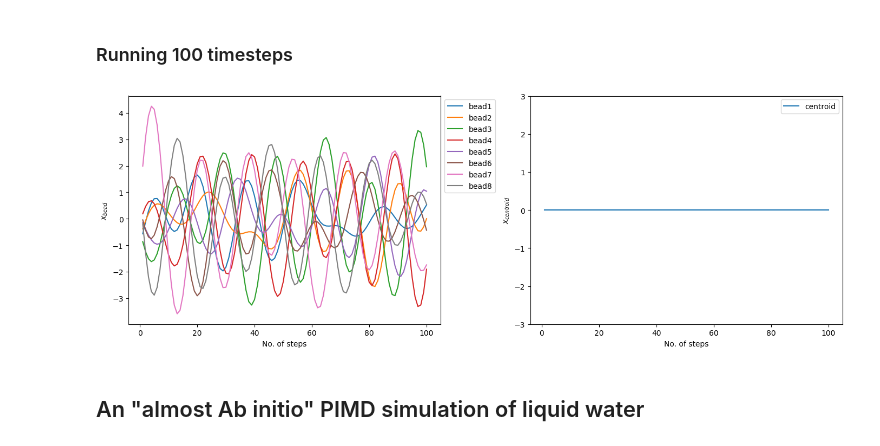
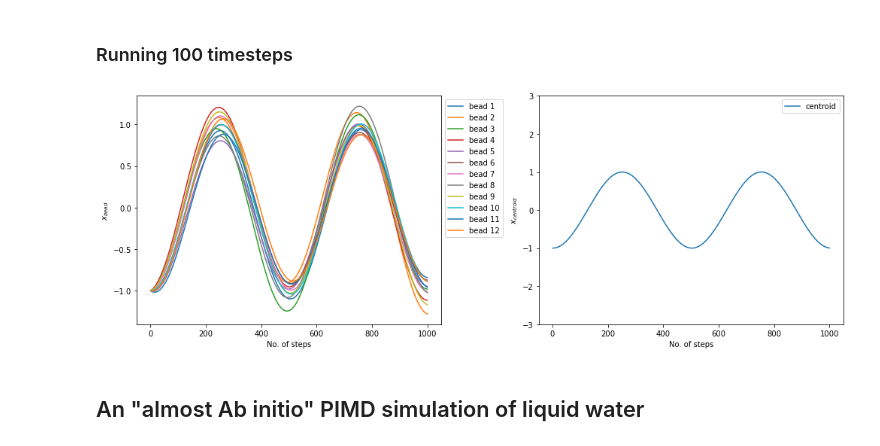
Before and after one commit to i-pi/pimd-mooc, a Jupyter notebook: 2-pimd_basics.ipynb, the cells around one changed output. Drawn from its saved outputs; the diff is of its cells as text; code cells hidden in the pictures.

```diff
--- a/2-pimd_basics.ipynb
+++ b/2-pimd_basics.ipynb
@@ -378,7 +378,7 @@ p = np.zeros(P)  # The momentum vector of the ring polymer
 q = np.zeros(P)  # The position vector of the ring polymer
 # %%
 def propExternalPot(p, q, lmbd, m, dt):
-    p += -dV(q, lmbd, m)*dt/2
+    p += -dV(q, lmbd, m)*dt/2.
     return p
 # %% [markdown]
 ### Transform from Cartesian coordinates to normal mode coordinates
@@ -397,8 +397,8 @@ def freeRPProp(omega, dt,P):
 
     for k in range(P):
         freeRPProp[0,0,k] = np.cos(omega[k]*dt)
-        freeRPProp[1,0,k] = m*omega[k]*np.sin(omega[k]*dt)
-        freeRPProp[0,1,k] = 1/m/omega[k]*np.sin(omega[k]*dt)
+        freeRPProp[0,1,k] = m*omega[k]*np.sin(omega[k]*dt)
+        freeRPProp[1,0,k] = 1/m/omega[k]*np.sin(omega[k]*dt)
         freeRPProp[1,1,k] = np.cos(omega[k]*dt)
 
     return freeRPProp
@@ -432,11 +432,11 @@ def freeRPProp(omega, dt,P):
 
     for k in range(P):
         freeRPProp[0,0,k] = np.cos(omega[k]*dt)
-        freeRPProp[1,0,k] = m*omega[k]*np.sin(omega[k]*dt)
+        freeRPProp[0,1,k] = m*omega[k]*np.sin(omega[k]*dt)
         if k != 0:
-            freeRPProp[0,1,k] = 1/m/omega[k]*np.sin(omega[k]*dt)
+            freeRPProp[1,0,k] = 1/m/omega[k]*np.sin(omega[k]*dt)
         else:
-            freeRPProp[0,1,k] = 1/m
+            freeRPProp[1,0,k] = dt/m
         freeRPProp[1,1,k] = np.cos(omega[k]*dt)
 
     return freeRPProp
@@ -471,10 +471,10 @@ def timestep(p, q, beta, P, dt, lmbd, m):
 ### Running 100 timesteps
 # %%
 # Setting some run parameters
-P = 8
+P = 12
 beta = 1
-totalTime = 0.1
-dt = 0.001
+totalTime = 0.5
+dt = 0.0005
 totalSteps = int(totalTime/dt)
 qq = np.zeros((totalSteps,P))
 centroid = np.zeros(totalSteps)
@@ -486,37 +486,39 @@ m = 1
 omega = np.zeros(P)
 for k in range(1,P):
     omega[k] = 2*P/beta/hbar*np.sin(((k+1)//2)*np.pi/P)*(-1)**(k+1)
 
+
 # Initializing the system coordinates and pulling momenta for each bead from the Boltzmann distribution
-q = np.linspace(-1,1,P)
+q = np.linspace(-1,-1,P)
 p = np.random.normal(loc=0, scale=np.sqrt(m/beta*P), size=P)
 
 for step in range(totalSteps):
     p, q = timestep(p, q, beta, P, dt, lmbd, m)
+
     for bead in range(P):
         qq[step, bead] = q[bead]
-        centroid[step] = np.average(q[:])
+    centroid[step] = np.average(q[:])
 
 
 #plotting how the individual bead coordinates change during the above short simulation we just ran
 fig, (ax1,ax2) = plt.subplots(1,2, figsize=(14,5))
 
 for bead in range(P):
-    ax1.plot(np.linspace(1,totalSteps,totalSteps), qq[:,bead], '-', label=r'bead'+str(bead+1))
+    ax1.plot(np.linspace(1,totalSteps,totalSteps), qq[:,bead], '-', label=r'bead '+str(bead+1))
 ax1.legend(bbox_to_anchor=(1.,1))
 ax1.set_xlabel('No. of steps')
 ax1.set_ylabel('$x_{bead}$')
 
 ax2.plot(np.linspace(1,totalSteps,totalSteps), centroid, '-', label=r'centroid')
 ax2.legend(bbox_to_anchor=(1.,1))
 ax2.set_xlabel('No. of steps')
 ax2.set_ylabel('$x_{centroid}$')
 ax2.set_ylim([-3,3])
 
 plt.tight_layout()
 plt.show()
 # %% [output]
-[figure, old version]
+[figure, new version]
 # %% [markdown]
 <h2>An "almost Ab initio" PIMD simulation of liquid water</h2>
 # %% [markdown]
```
Also changed, not shown: parts of 4 cells of this notebook, 1 other file.
